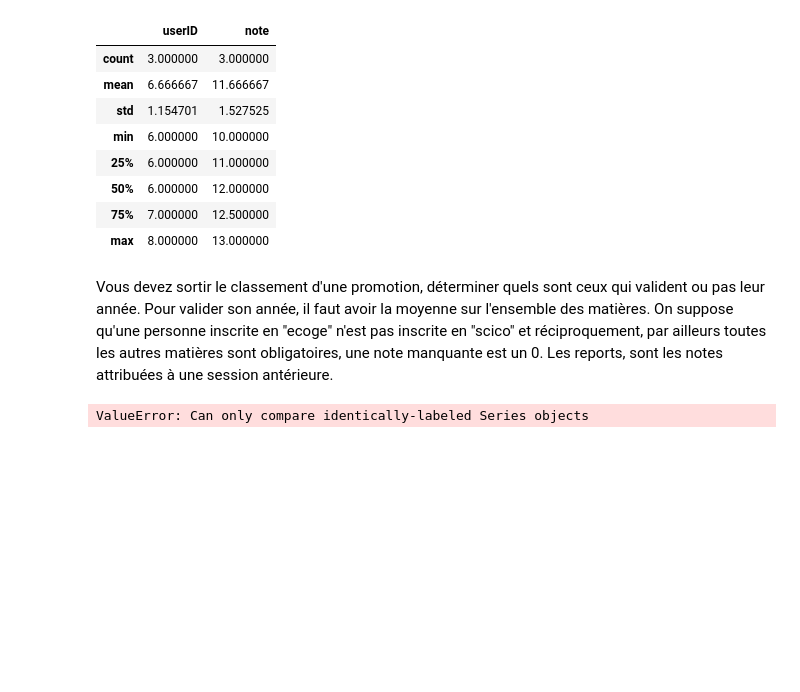
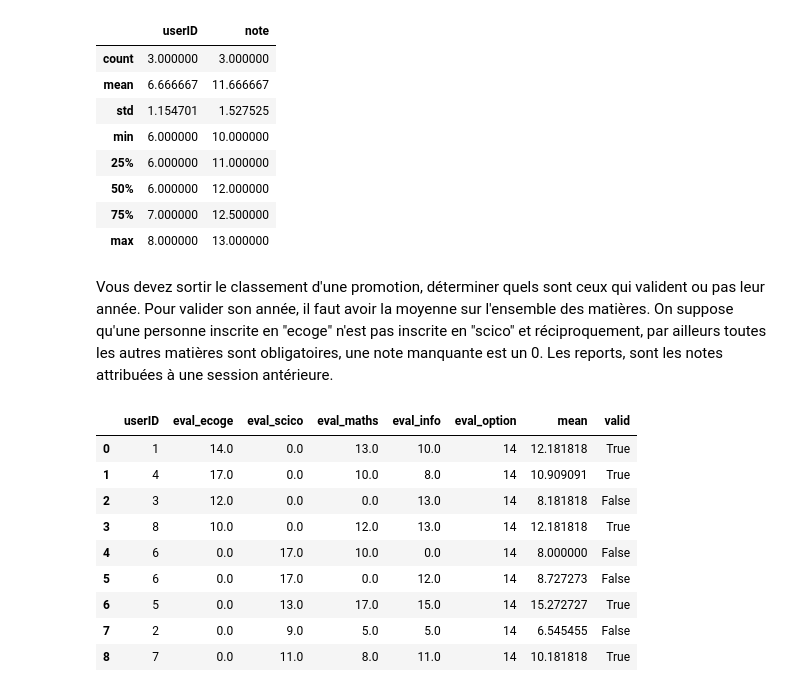
Before and after one commit to aymankr/ia-miashs, a Jupyter notebook: td2.ipynb, the cells around one changed output. Drawn from its saved outputs; the diff is of its cells as text; code cells hidden in the pictures; blank space fills up the shorter version.

```diff
--- a/td2.ipynb
+++ b/td2.ipynb
@@ -245,22 +245,48 @@ ou pas leur année. Pour valider son année, il faut avoir la moyenne sur l'ense
 matières. On suppose qu'une personne inscrite en "ecoge" n'est pas inscrite en "scico" et
 réciproquement, par ailleurs toutes les autres matières sont obligatoires, une note
 manquante est un 0. Les reports, sont les notes attribuées à une session antérieure.
-# %%
-df = pd.merge(maths, info, on='userID', how='outer', suffixes=('_maths', '_info'))
-df = pd.merge(df, ecoge, on='userID', how='outer')
-df = pd.merge(df, scico, on='userID', how='outer', suffixes=('_ecoge', '_scico'))
-df = pd.merge(df, option, on='userID', how='outer')
-
-df.fillna(0, inplace=True)
-
-df['eval_maths'] = report['note'][(report['matiere'] == 'maths') & (report['userID'] == df['userID'])]
-# df['mean'] = (df['eval_maths'] * coeff['math']
-#         + df['eval_info'] * coeff['info']
-#         + df['eval_ecoge'] * coeff['ecoge']
-#         + df['eval_scico'] * coeff['scico']
-#         + df['eval'] * coeff['option']) / (coeff.sum() - coeff['scico'])
-
-# df['valid'] = (df['mean'] >= 10)
-df
-# %% [output]
-ValueError: Can only compare identically-labeled Series objects
+# %%
+coeff = pd.Series([1,1,2,2,.5], index=['ecoge',
+'scico',
+'math',
+'info',
+'option'])
+
+# créer le dataframe avec toutes les notes et les ID étudiants
+df = pd.merge(ecoge, scico, on='userID', how='outer', suffixes=('_ecoge', '_scico'))
+df = pd.merge(df, maths, on='userID', how='outer')
+df = pd.merge(df, info, on='userID', how='outer', suffixes=('_maths', '_info'))
+df = pd.merge(df, option, on='userID', how='outer')
+df.rename(columns={'eval': 'eval_option'}, inplace=True)
+
+# les notes vides sont à 0
+df.fillna(0, inplace=True)
+
+# assigner les notes de report correspondant aux matières et au userID
+df = pd.merge(df, report, how='left', on=['userID'])
+df.loc[df['matiere'] == 'maths', 'eval_maths'] = df['note']
+df.loc[df['matiere'] == 'info', 'eval_info'] = df['note']
+df.loc[df['matiere'] == 'ecoge', 'eval_ecoge'] = df['note']
+df.loc[df['matiere'] == 'scico', 'eval_scico'] = df['note']
+df.loc[df['matiere'] == 'option', 'eval_option'] = df['note']
+df = df.drop(['matiere', 'note'], axis=1)
+
+# retirer userID pour avoir un dataframe avec uniquement des notes
+df2 = df.drop('userID', axis=1)
+
+# coef scico = coef ecoge donc on retire l'un des deux pour ne pas compter l'autre option
+df2['mean'] = df2.mul(coeff.values, axis=1).sum(axis=1) / (coeff.sum() - coeff.ecoge)
+df2['valid'] = (df2['mean'] >= 10)
+df2 = pd.concat([df[['userID']], df2], axis=1)
+df2
+# %% [output]
+|  | userID | eval_ecoge | eval_scico | eval_maths | eval_info | eval_option | mean | valid |
+| 0 | 1 | 14.0 | 0.0 | 13.0 | 10.0 | 14 | 12.181818 | True |
+| 1 | 4 | 17.0 | 0.0 | 10.0 | 8.0 | 14 | 10.909091 | True |
+| 2 | 3 | 12.0 | 0.0 | 0.0 | 13.0 | 14 | 8.181818 | False |
+| 3 | 8 | 10.0 | 0.0 | 12.0 | 13.0 | 14 | 12.181818 | True |
+| 4 | 6 | 0.0 | 17.0 | 10.0 | 0.0 | 14 | 8.000000 | False |
+| 5 | 6 | 0.0 | 17.0 | 0.0 | 12.0 | 14 | 8.727273 | False |
+| 6 | 5 | 0.0 | 13.0 | 17.0 | 15.0 | 14 | 15.272727 | True |
+| 7 | 2 | 0.0 | 9.0 | 5.0 | 5.0 | 14 | 6.545455 | False |
+| 8 | 7 | 0.0 | 11.0 | 8.0 | 11.0 | 14 | 10.181818 | True |
```
Also changed, not shown: parts of 3 cells of this notebook, 1 other file.
